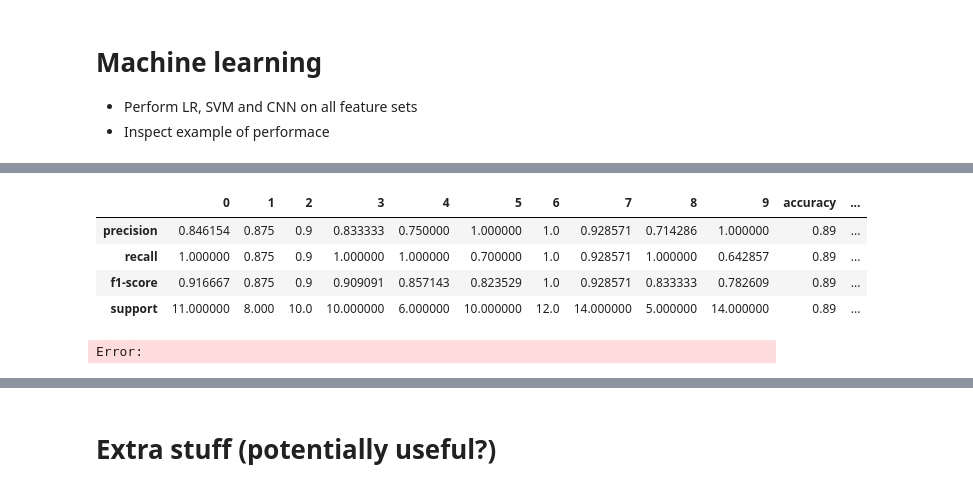
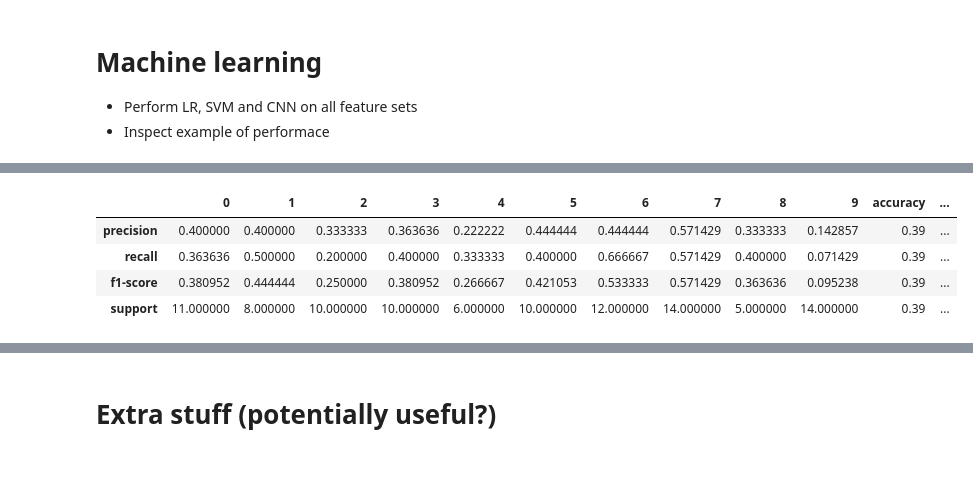
Before and after one commit to emiltj/data-science-exam-2022, a Jupyter notebook: scripts/ds.ipynb, the cells around one changed output, grey strips where cells are left out. Cells and saved outputs as stored; diff of their text form; code cells hidden in the pictures.

```diff
--- a/scripts/ds.ipynb
+++ b/scripts/ds.ipynb
@@ -46,9 +46,9 @@ X_GoL = np.array([GoL(img, 3)[-1] for img in X_bina]) # Game of Life
 # Add others here
 
 # Min-max scaling
-# X = X/255.0
-# X_bina = X_bina/255.0
-# X_GoL = X_GoL/255.0
+X = X/255.0
+X_bina = X_bina/255.0
+X_GoL = X_GoL/255.0
 
 # Prepare lists for loop
 feature_sets = [X, X_bina, X_GoL] # Add the other image processing types to this list
@@ -77,10 +63,9 @@ Error:
 # %%
 # Inspect example of performance
-performance["X"]["lr"]["classification_report"]
+performance["X_GoL"]["lr"]["classification_report"]
 # %% [output]
 |  | 0 | 1 | 2 | 3 | 4 | 5 | 6 | 7 | 8 | 9 | accuracy | ... |
-| precision | 0.846154 | 0.875 | 0.9 | 0.833333 | 0.750000 | 1.000000 | 1.0 | 0.928571 | 0.714286 | 1.000000 | 0.89 | ... |
-| recall | 1.000000 | 0.875 | 0.9 | 1.000000 | 1.000000 | 0.700000 | 1.0 | 0.928571 | 1.000000 | 0.642857 | 0.89 | ... |
-| f1-score | 0.916667 | 0.875 | 0.9 | 0.909091 | 0.857143 | 0.823529 | 1.0 | 0.928571 | 0.833333 | 0.782609 | 0.89 | ... |
-| support | 11.000000 | 8.000 | 10.0 | 10.000000 | 6.000000 | 10.000000 | 12.0 | 14.000000 | 5.000000 | 14.000000 | 0.89 | ... |
+| precision | 0.400000 | 0.400000 | 0.333333 | 0.363636 | 0.222222 | 0.444444 | 0.444444 | 0.571429 | 0.333333 | 0.142857 | 0.39 | ... |
+| recall | 0.363636 | 0.500000 | 0.200000 | 0.400000 | 0.333333 | 0.400000 | 0.666667 | 0.571429 | 0.400000 | 0.071429 | 0.39 | ... |
+| f1-score | 0.380952 | 0.444444 | 0.250000 | 0.380952 | 0.266667 | 0.421053 | 0.533333 | 0.571429 | 0.363636 | 0.095238 | 0.39 | ... |
+| support | 11.000000 | 8.000000 | 10.000000 | 10.000000 | 6.000000 | 10.000000 | 12.000000 | 14.000000 | 5.000000 | 14.000000 | 0.39 | ... |
-Error:
```
Also changed, not shown: parts of 11 cells of this notebook, 4 other files.
